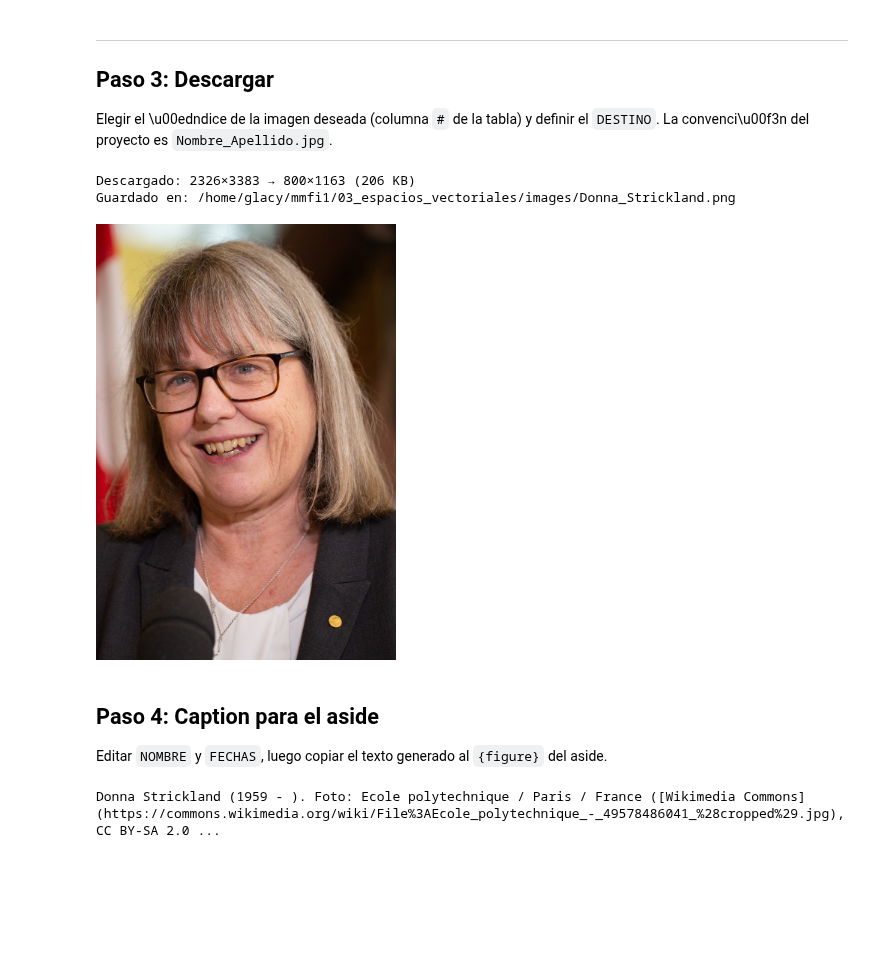
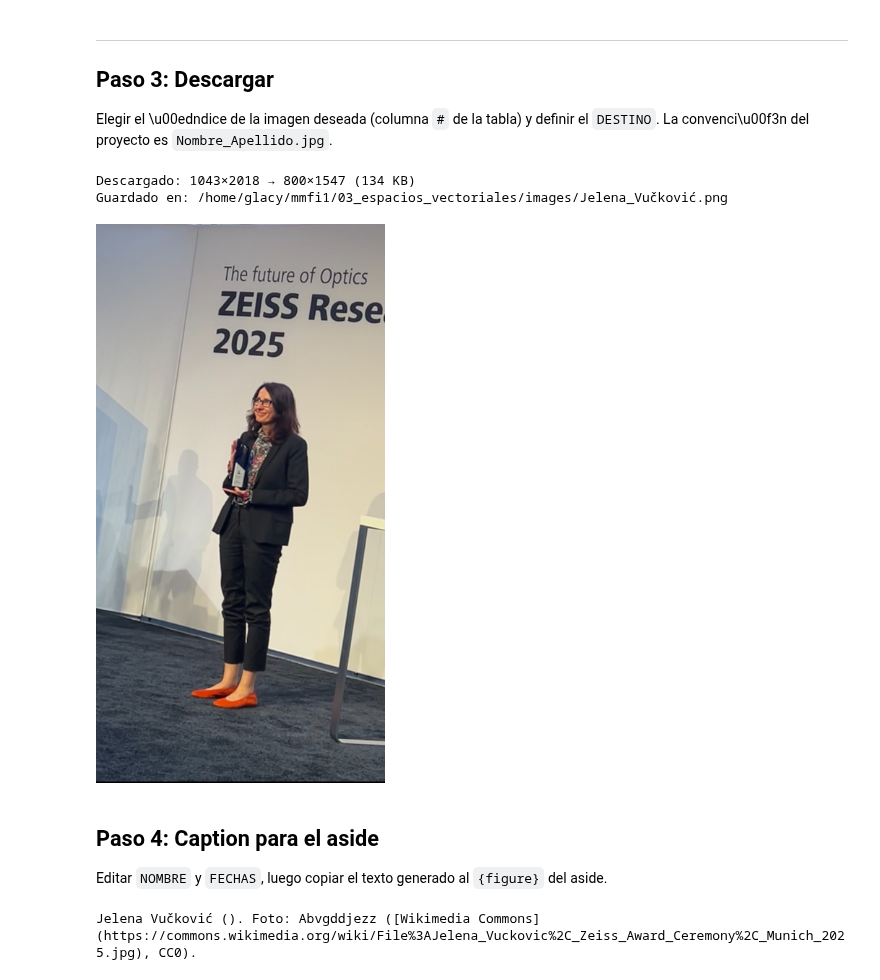
Before and after one commit to glacy/MMFI1, a Jupyter notebook: scripts/buscar_imagenes.ipynb, the cells around one changed output. Drawn from its saved outputs; the diff is of its cells as text; code cells hidden in the pictures; blank space fills up the shorter version.

```diff
--- a/scripts/buscar_imagenes.ipynb
+++ b/scripts/buscar_imagenes.ipynb
@@ -106,7 +106,7 @@ Listo.
 
 Editar `BUSQUEDA` con el nombre de la persona y ejecutar.
 # %%
-BUSQUEDA = 'Donna Strickland'
+BUSQUEDA = 'Jelena Vučković'
 
 candidatos = buscar_imagenes(BUSQUEDA)
 print(f'{len(candidatos)} resultados para "{BUSQUEDA}"\n')
@@ -172,23 +135,23 @@ mostrar_thumbnails(candidatos, solo_ok=False)
 Elegir el \u00edndice de la imagen deseada (columna `#` de la tabla) y definir el `DESTINO`.
 La convenci\u00f3n del proyecto es `Nombre_Apellido.jpg`.
 # %%
-INDICE  = 14  # cambiar seg\u00fan la tabla/thumbnails
-DESTINO = os.path.join(RAIZ, '03_espacios_vectoriales/images/Donna_Strickland.png')
+INDICE  = 0  # cambiar seg\u00fan la tabla/thumbnails
+DESTINO = os.path.join(RAIZ, '03_espacios_vectoriales/images/Jelena_Vučković.png')
 
 info = descargar(candidatos, INDICE, DESTINO, max_ancho=800)
 # %% [output]
-Descargado: 2326×3383 → 800×1163 (206 KB)
-Guardado en: /home/glacy/mmfi1/03_espacios_vectoriales/images/Donna_Strickland.png
+Descargado: 1043×2018 → 800×1547 (134 KB)
+Guardado en: /home/glacy/mmfi1/03_espacios_vectoriales/images/Jelena_Vučković.png
-[figure, old version]
+[figure, new version]
 # %% [markdown]
 ## Paso 4: Caption para el aside
 
 Editar `NOMBRE` y `FECHAS`, luego copiar el texto generado al `{figure}` del aside.
 # %%
-NOMBRE  = 'Donna Strickland'
-FECHAS  = '1959 - '
+NOMBRE  = 'Jelena Vučković'
+FECHAS  = ''
 
 caption = generar_caption(info, NOMBRE, FECHAS)
 print(caption)
 # %% [output]
-Donna Strickland (1959 - ). Foto: Ecole polytechnique / Paris / France ([Wikimedia Commons](https://commons.wikimedia.org/wiki/File%3AEcole_polytechnique_-_49578486041_%28cropped%29.jpg), CC BY-SA 2.0 ...
+Jelena Vučković (). Foto: Abvgddjezz ([Wikimedia Commons](https://commons.wikimedia.org/wiki/File%3AJelena_Vuckovic%2C_Zeiss_Award_Ceremony%2C_Munich_2025.jpg), CC0).
```
Also changed, not shown: parts of 2 cells of this notebook, 15 other files.
